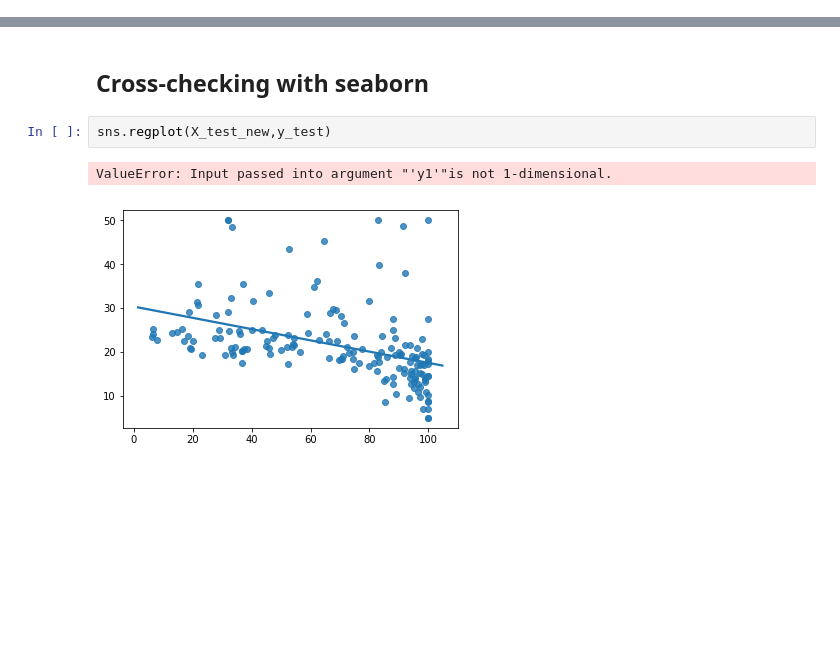
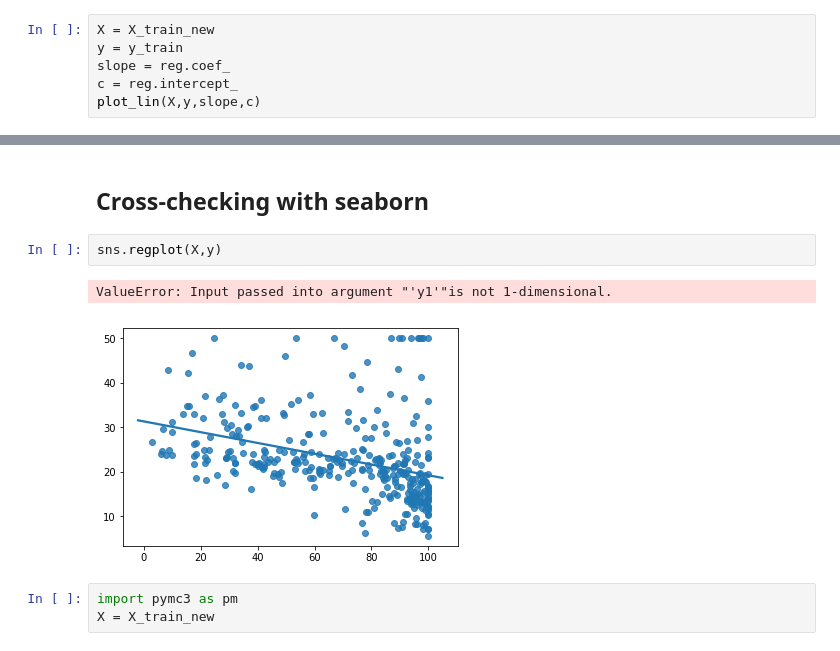
Before and after one commit to ELSPL/ml_practices_2018, a Jupyter notebook: Labs/Lab2/Romil/Linear_regression.ipynb, the cells around one changed output, grey strips where cells are left out. Drawn from its saved outputs; the diff is of its cells as text; blank space fills up the shorter version.

```diff
--- a/Labs/Lab2/Romil/Linear_regression.ipynb
+++ b/Labs/Lab2/Romil/Linear_regression.ipynb
@@ -75,0 +76,6 @@ plt.show()
+# %%
+X = X_train_new
+y = y_train
+slope = reg.coef_
+c = reg.intercept_
+plot_lin(X,y,slope,c)
@@ -76,7 +84,10 @@ plt.show()
 # %% [markdown]
 ## Cross-checking with seaborn
 # %%
-sns.regplot(X_test_new,y_test)
+sns.regplot(X,y)
 # %% [output]
 ValueError: Input passed into argument "'y1'"is not 1-dimensional.
-[figure, old version]
+[figure, new version]
+# %%
+import pymc3 as pm
+X = X_train_new
```
Also changed, not shown: parts of 7 cells of this notebook, 7 other files.
